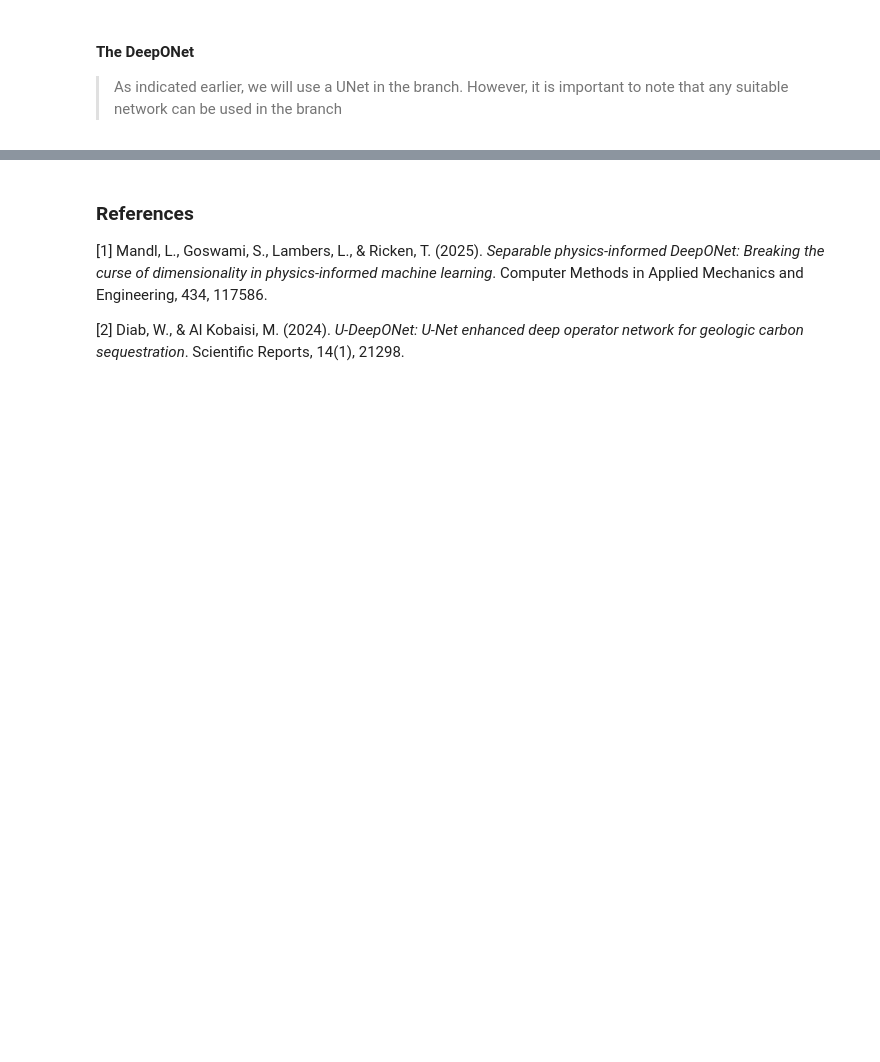
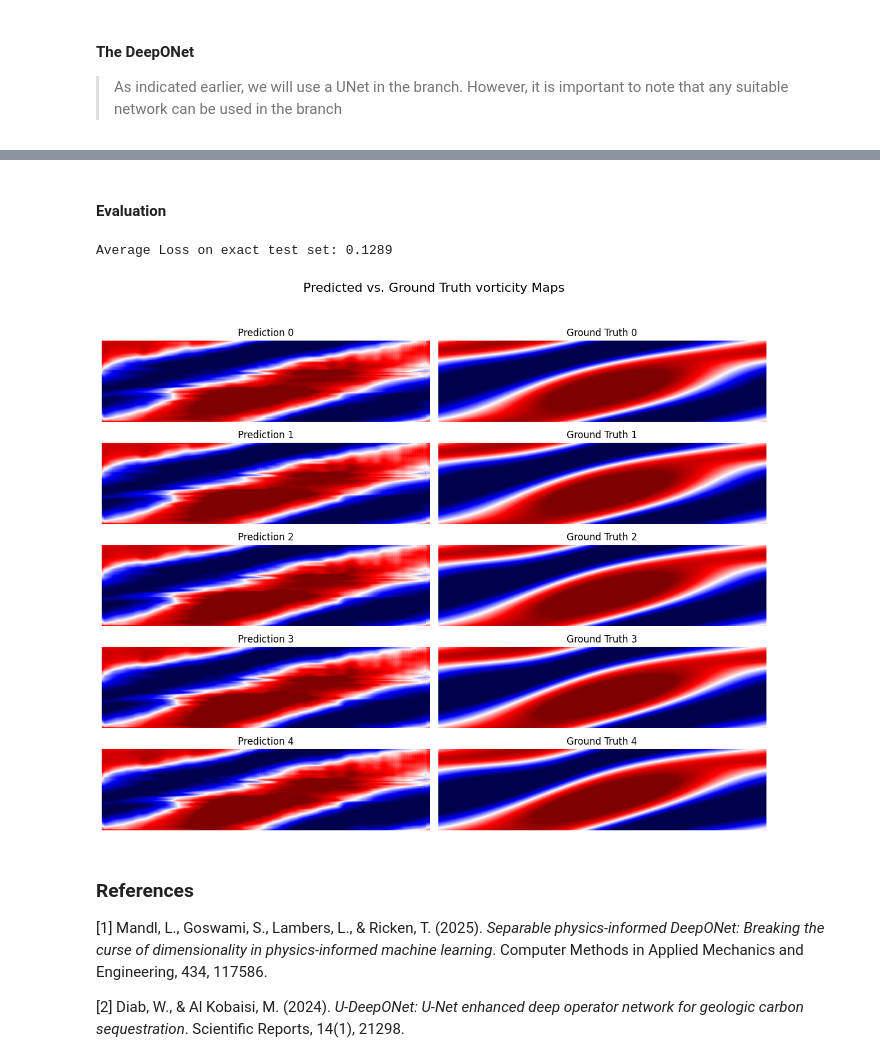
Before and after one commit to oduolaidrisA/Scientific-Machine-Learning, a Jupyter notebook: DeepONet_for_2d_Navier_Stokes.ipynb, the cells around one changed output, grey strips where cells are left out. Drawn from its saved outputs; the diff is of its cells as text; code cells hidden in the pictures; blank space fills up the shorter version.

Commit message:
Completed deeponet for 2d navier stokes

```diff
--- a/DeepONet_for_2d_Navier_Stokes.ipynb
+++ b/DeepONet_for_2d_Navier_Stokes.ipynb
@@ -173,0 +356,7 @@ class conv_blocks(nn.Module):
+# %%
+#Initializing the model parameters
+def init_weights(m):
+    if isinstance(m, nn.Conv2d) or isinstance(m, nn.ConvTranspose2d) or isinstance(m, nn.Linear):
+        nn.init.xavier_normal_(m.weight)
+        if m.bias is not None:
+            nn.init.zeros_(m.bias)
@@ -173,0 +441,2 @@ class conv_blocks(nn.Module):
+# %%
+model = PlModel(cfg)
@@ -173,0 +488,38 @@ class conv_blocks(nn.Module):
+# %% [markdown]
+#### Evaluation
+# %%
+checkpoint_path = sorted(Path(cfg.checkpoint_dir).glob("ns_deeponet-*.ckpt"))[-1]
+model = PlModel.load_from_checkpoint(
+    checkpoint_path,
+    cfg=cfg
+)
+
+pred_loader = data_module.test_dataloader()
+# %%
+avgloss, preds, exact = model.evaluate_on_test_set(pred_loader)
+preds = preds.permute(0,3,1,2)
+exact = exact.permute(0,3,1,2)
+# %% [output]
+Average Loss on exact test set: 0.1289
+# %%
+%matplotlib inline
+plt.figure(figsize=(12, 10))
+plt.suptitle("Predicted vs. Ground Truth vorticity Maps", fontsize=16)
+n = 3
+for i in range(5):  # Plot 5 samples: pred + target
+    # Plot prediction
+    plt.subplot(5, 2, 2*i+1)
+    plt.imshow(preds[n, 30+i, :, :], aspect='auto', cmap='seismic', vmin=-1, vmax=1)
+    plt.title(f"Prediction {i}")
+    plt.axis("off")
+
+    # Plot corresponding ground truth
+    plt.subplot(5, 2, 2*i + 2)
+    plt.imshow(exact[n, 30+i, :, :], aspect='auto', cmap='seismic', vmin=-1, vmax=1)
+    plt.title(f"Ground Truth {i}")
+    plt.axis("off")
+
+plt.tight_layout(rect=[0, 0, 1, 0.95])
+plt.show()
+# %% [output]
+[figure, added]
```
Also changed, not shown: parts of 18 cells of this notebook, 6 other files.
